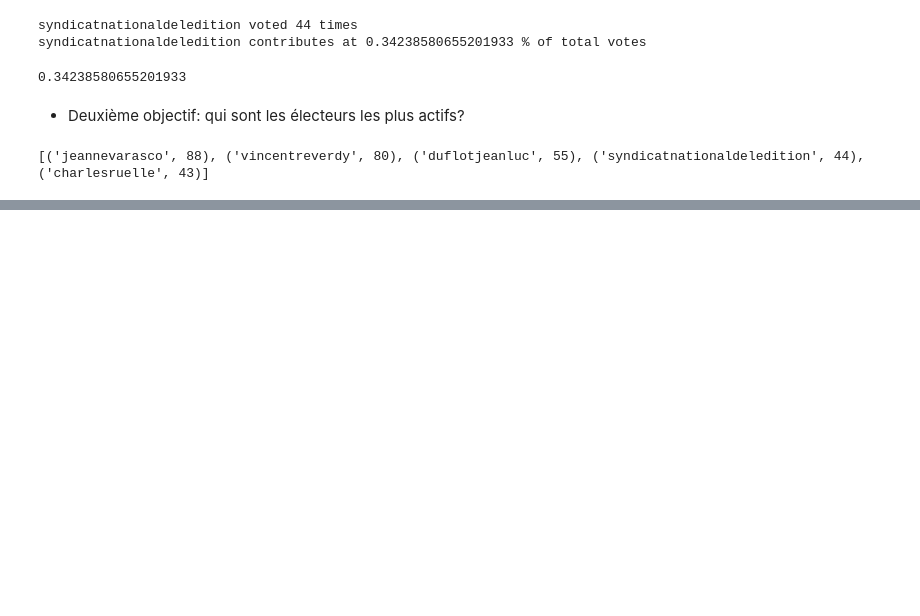
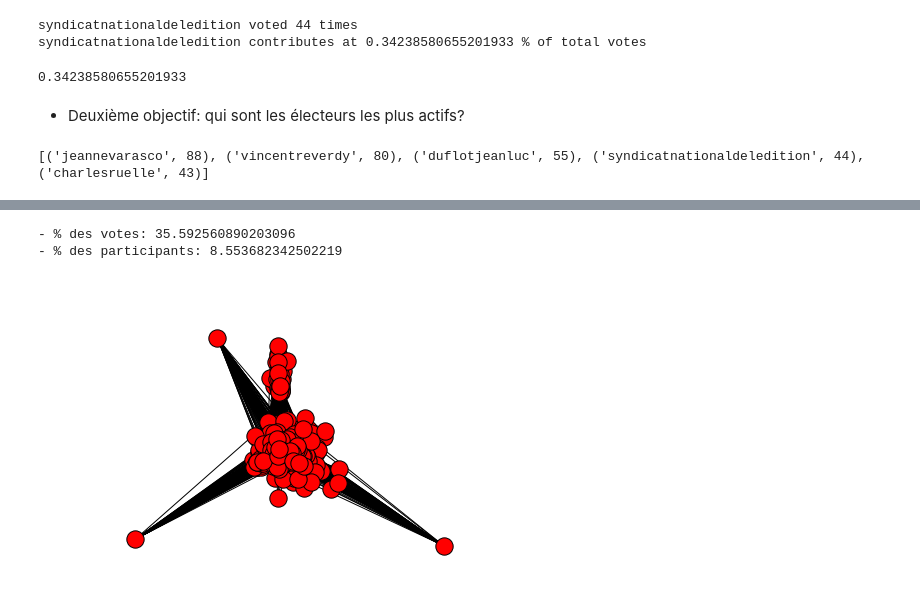
Before and after one commit to c24b/openscience4S, a Jupyter notebook: Cartographie des comportements des electeurs.ipynb, the cells around one changed output, grey strips where cells are left out. Cells and saved outputs as stored; diff of their text form; code cells hidden in the pictures; blank space fills up the shorter version.

Commit message:
CARTO OK

```diff
--- a/Cartographie des comportements des electeurs.ipynb
+++ b/Cartographie des comportements des electeurs.ipynb
@@ -632,33 +618,56 @@ def build_distrib(freq):
 # %%
-def build_dataset(top_electeurs, vs, SEUIL=1):
-    similar_couple = calc_similarity(top_electeurs, vs, SEUIL=SEUIL)
-    with open("families.csv", "w") as f:
+def build_dataset(nb_votes,votes9, nb_votes_min=5, nb_votes_simil=3):
+    similar_couple = calc_similarity(nb_votes,votes9, nb_votes_min=5, nb_votes_simil=3)
+    with open("new_families.csv", "w") as f:
         f.write("userA\tuserB\tscore\n")
         for couple, score in similar_couple.items():
             userA, userB = couple
             f.write("\t".join([userA, userB, str(score)])+"\n")
     return similar_couple
+
+new_file = build_dataset(nb_votes,votes9, nb_votes_min=5, nb_votes_simil=3)
+# %% [output]
+- % des votes: 35.592560890203096
+- % des participants: 8.553682342502219
 # %%
-def build_graph(simil, top_users, SEUIL, name="test.gexf"):
+## Cartographie des électeurs similaires
+def build_graph(simil, top_users, name="families5_3VFF.gexf"):
     #instancier mon graph non dirigé
     g = nx.Graph()
+    labels = {}
     #spatialisation selon l'algo Fruchterman Reingold
     pos = nx.spring_layout(g)
-    #pour chaque user du couple
-    for couple, score in simil.keys():
+
+
+    for couple, score in simil.items():
+        #print(couple)
+        g.add_node(couple[1], nb_votes=top_users[couple[1]])
+        g.add_node(couple[0], nb_votes=top_users[couple[0]])
+
+    g.add_edges_from([(k[0],k[1],{"weight":v}) for k, v in simil.items()])
+
+
+
+        #print(couple)
         #j'ajoute un noeud
         #qui a pour poids le nombre de votes de l'utilisateur
-        g.add_node(couple[0], nb_votes=str(len(top_users[couple[0]])))
-        g.add_node(couple[1], nb_votes=str(len(top_users[couple[1]])))
+        #g.add_node(couple[0],label=couple[0] nb_votes=top_users[couple[0]])
+
+        #g.add_node(couple[1], nb_votes=top_users[couple[1]])
         #j'ajoute le lien entre les noeuds
         #qui a pour poids le score de similarité
-        g.add_edge(couple[0], couple[1], score=str(score))
+        #g.add_edge(couple[0], couple[1], width=score, edge_color='g')
 
     for node in nx.isolates(g):
         print ("Isolé", node)
         g.remove_node(node)
-    #name = "graph_similarity_TOP%i_SCORE_%i.gexf" %(SEUIL)
+    name = "graph_similarity_TOP5_SCORE_3_OTHER.gexf"
     nx.write_gexf(g, name)
     nx.draw(g)
+    plt.axis('off')
+    plt.savefig("family.png") # save as png
     plt.show()
     return
+graph = build_graph(similar_couples, electeur_nb_votes)
+# %% [output]
+[figure, added]
```
Also changed, not shown: parts of 19 cells of this notebook.
